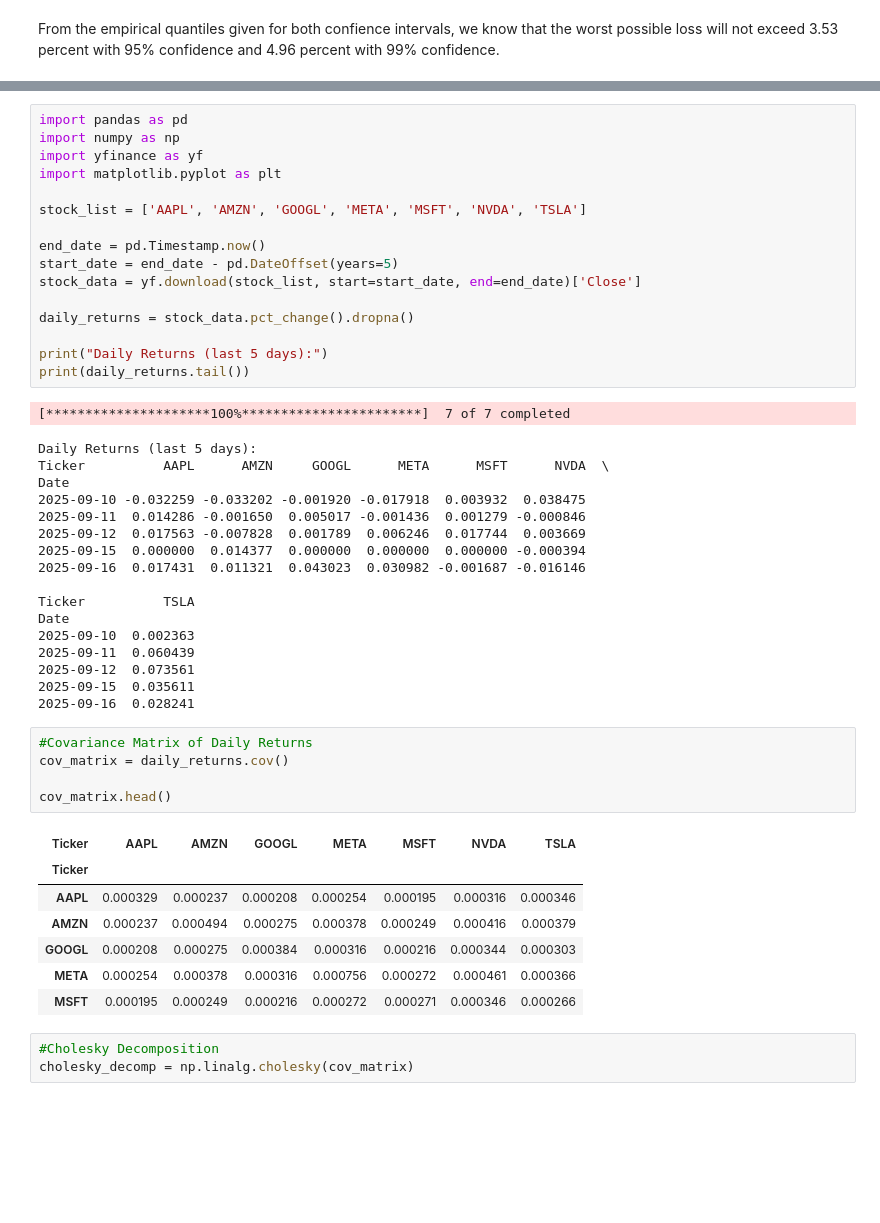
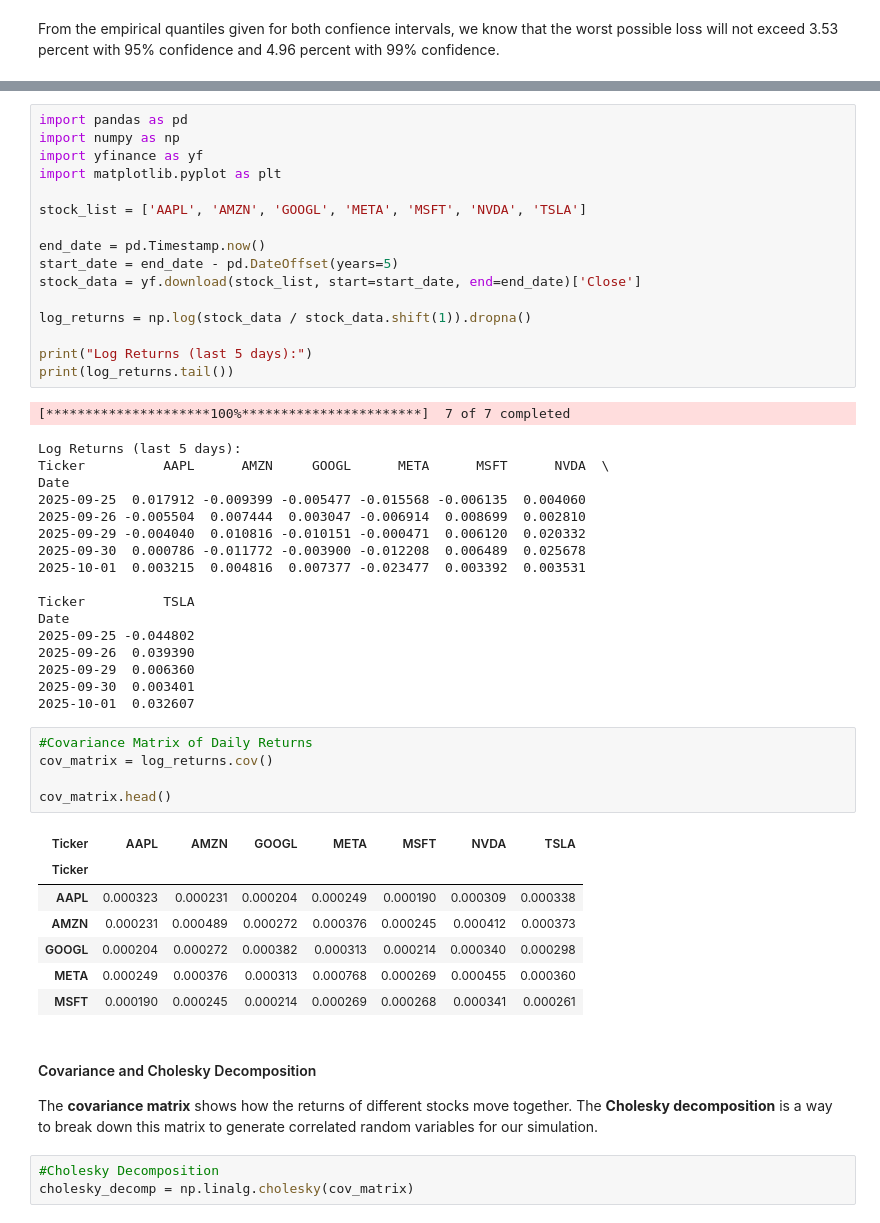
Before and after one commit to tugpa/Risk-Analysis-and-Forecasting-of-Tech-Stocks, a Jupyter notebook: Analyzing and Predicting Magnificent 7 Stocks.ipynb, the cells around one changed output, grey strips where cells are left out. Saved outputs shown, nothing was run; the diff lists cells and outputs as text; blank space fills up the shorter version.

```diff
--- a/Analyzing and Predicting Magnificent 7 Stocks.ipynb
+++ b/Analyzing and Predicting Magnificent 7 Stocks.ipynb
@@ -342,41 +388,44 @@ end_date = pd.Timestamp.now()
 start_date = end_date - pd.DateOffset(years=5)
 stock_data = yf.download(stock_list, start=start_date, end=end_date)['Close']
 
-daily_returns = stock_data.pct_change().dropna()
+log_returns = np.log(stock_data / stock_data.shift(1)).dropna()
 
-print("Daily Returns (last 5 days):")
-print(daily_returns.tail())
+print("Log Returns (last 5 days):")
+print(log_returns.tail())
 # %% [output]
 [*********************100%***********************]  7 of 7 completed
-Daily Returns (last 5 days):
+Log Returns (last 5 days):
 Ticker          AAPL      AMZN     GOOGL      META      MSFT      NVDA  \
 Date
-2025-09-10 -0.032259 -0.033202 -0.001920 -0.017918  0.003932  0.038475
-2025-09-11  0.014286 -0.001650  0.005017 -0.001436  0.001279 -0.000846
-2025-09-12  0.017563 -0.007828  0.001789  0.006246  0.017744  0.003669
-2025-09-15  0.000000  0.014377  0.000000  0.000000  0.000000 -0.000394
-2025-09-16  0.017431  0.011321  0.043023  0.030982 -0.001687 -0.016146
+2025-09-25  0.017912 -0.009399 -0.005477 -0.015568 -0.006135  0.004060
+2025-09-26 -0.005504  0.007444  0.003047 -0.006914  0.008699  0.002810
+2025-09-29 -0.004040  0.010816 -0.010151 -0.000471  0.006120  0.020332
+2025-09-30  0.000786 -0.011772 -0.003900 -0.012208  0.006489  0.025678
+2025-10-01  0.003215  0.004816  0.007377 -0.023477  0.003392  0.003531
 
 Ticker          TSLA
 Date
-2025-09-10  0.002363
-2025-09-11  0.060439
-2025-09-12  0.073561
-2025-09-15  0.035611
-2025-09-16  0.028241
+2025-09-25 -0.044802
+2025-09-26  0.039390
+2025-09-29  0.006360
+2025-09-30  0.003401
+2025-10-01  0.032607
 # %%
 #Covariance Matrix of Daily Returns
-cov_matrix = daily_returns.cov()
+cov_matrix = log_returns.cov()
 
 cov_matrix.head()
 # %% [output]
 | Ticker | AAPL | AMZN | GOOGL | META | MSFT | NVDA | TSLA |
 | Ticker |  |  |  |  |  |  |  |
-| AAPL | 0.000329 | 0.000237 | 0.000208 | 0.000254 | 0.000195 | 0.000316 | 0.000346 |
-| AMZN | 0.000237 | 0.000494 | 0.000275 | 0.000378 | 0.000249 | 0.000416 | 0.000379 |
-| GOOGL | 0.000208 | 0.000275 | 0.000384 | 0.000316 | 0.000216 | 0.000344 | 0.000303 |
-| META | 0.000254 | 0.000378 | 0.000316 | 0.000756 | 0.000272 | 0.000461 | 0.000366 |
-| MSFT | 0.000195 | 0.000249 | 0.000216 | 0.000272 | 0.000271 | 0.000346 | 0.000266 |
+| AAPL | 0.000323 | 0.000231 | 0.000204 | 0.000249 | 0.000190 | 0.000309 | 0.000338 |
+| AMZN | 0.000231 | 0.000489 | 0.000272 | 0.000376 | 0.000245 | 0.000412 | 0.000373 |
+| GOOGL | 0.000204 | 0.000272 | 0.000382 | 0.000313 | 0.000214 | 0.000340 | 0.000298 |
+| META | 0.000249 | 0.000376 | 0.000313 | 0.000768 | 0.000269 | 0.000455 | 0.000360 |
+| MSFT | 0.000190 | 0.000245 | 0.000214 | 0.000269 | 0.000268 | 0.000341 | 0.000261 |
+# %% [markdown]
+#### Covariance and Cholesky Decomposition
+The **covariance matrix** shows how the returns of different stocks move together. The **Cholesky decomposition** is a way to break down this matrix to generate correlated random variables for our simulation.
 # %%
 #Cholesky Decomposition
 cholesky_decomp = np.linalg.cholesky(cov_matrix)
```
Also changed, not shown: parts of 50 cells of this notebook.
